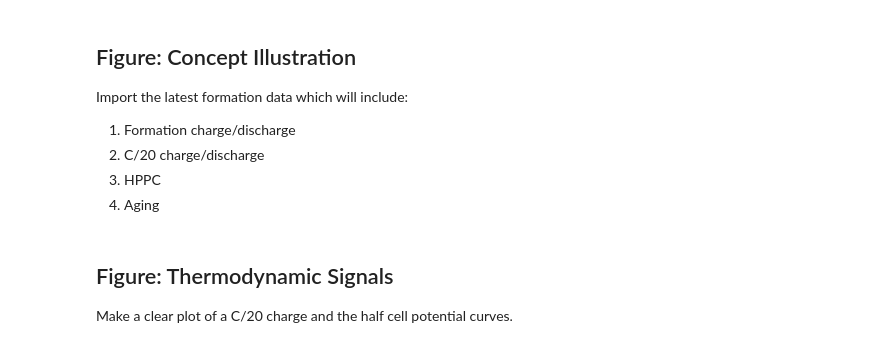
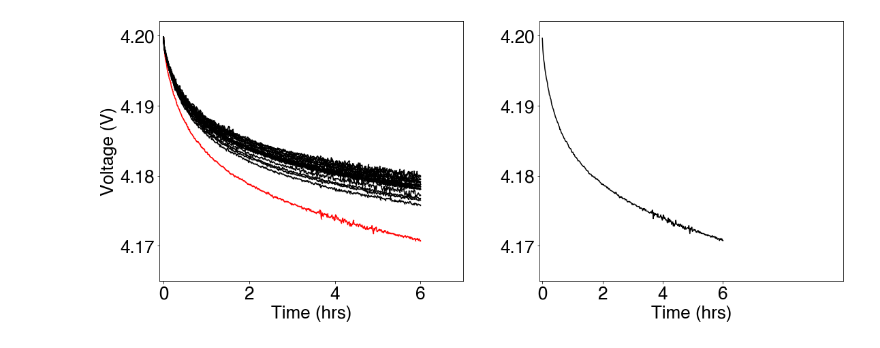
Before and after one commit to wengandrew/fast-formation, a Jupyter notebook: notebooks/2022_08_25_fig_rest_voltage.ipynb, the cells around one changed output. Cells and saved outputs as stored; diff of their text form; code cells hidden in the pictures.

```diff
--- a/notebooks/2022_08_25_fig_rest_voltage.ipynb
+++ b/notebooks/2022_08_25_fig_rest_voltage.ipynb
@@ -21,9 +22,0 @@ from src.formation import FormationCell
-# %% [markdown]
-## Figure: Concept Illustration
-
-Import the latest formation data which will include:
-
-1. Formation charge/discharge
-2. C/20 charge/discharge
-3. HPPC
-3. Aging
@@ -32,4 +22,0 @@ Import the latest formation data which will include:
-# %% [markdown]
-## Figure: Thermodynamic Signals
-
-Make a clear plot of a C/20 charge and the half cell potential curves.
@@ -35,0 +28,52 @@ Make a clear plot of a C/20 charge and the half cell potential curves.
+# %%
+cell_nums = np.arange(1, 41)
+
+df_list = []
+cellid_list = []
+
+for cell_num in cell_nums:
+    cell = FormationCell(cell_num)
+
+    if cell.is_baseline_formation():
+        df_list.append(cell.get_formation_data())
+        cellid_list.append(cell_num)
+# %%
+gridspec = dict(wspace=0.25, width_ratios=[1, 1])
+
+fig, [ax1, ax2] = plt.subplots(nrows=1, ncols=2,
+                            gridspec_kw=gridspec,
+                            figsize=(18, 7))
+
+
+for df, cellid in zip(df_list, cellid_list):
+
+    dd = df[df['Step Index'].isin([12])]
+
+    x = dd['Test Time (s)'] - dd['Test Time (s)'].iloc[0]
+    x = x/3600
+
+    y = dd['Potential (V)']
+
+    if cellid == 9:
+        xx = x
+        yy = y
+
+    col = 'r' if cellid == 9 else 'k'
+
+    ax1.plot(x, y, color=col, marker='o', markersize=0.5)
+    ax1.set_ylabel('Voltage (V)')
+
+ax2.plot(xx, yy, color='k')
+
+for ax in [ax1, ax2]:
+    ax.set_xlim((-0.1, 7))
+    ax.set_ylim((4.165, 4.202))
+    ax.set_xlabel('Time (hrs)')
+    ax.grid(False)
+
+ax2.set_xticks([0, 2, 4, 6])
+ax2.set_xlim((-0.1, 10))
+
+plt.savefig(f'{output_path}/fig_rest_voltage_features.png', dpi=300, bbox_inches='tight')
+# %% [output]
+[figure, added]
```
Also changed, not shown: parts of 4 cells of this notebook, 6 other files.
